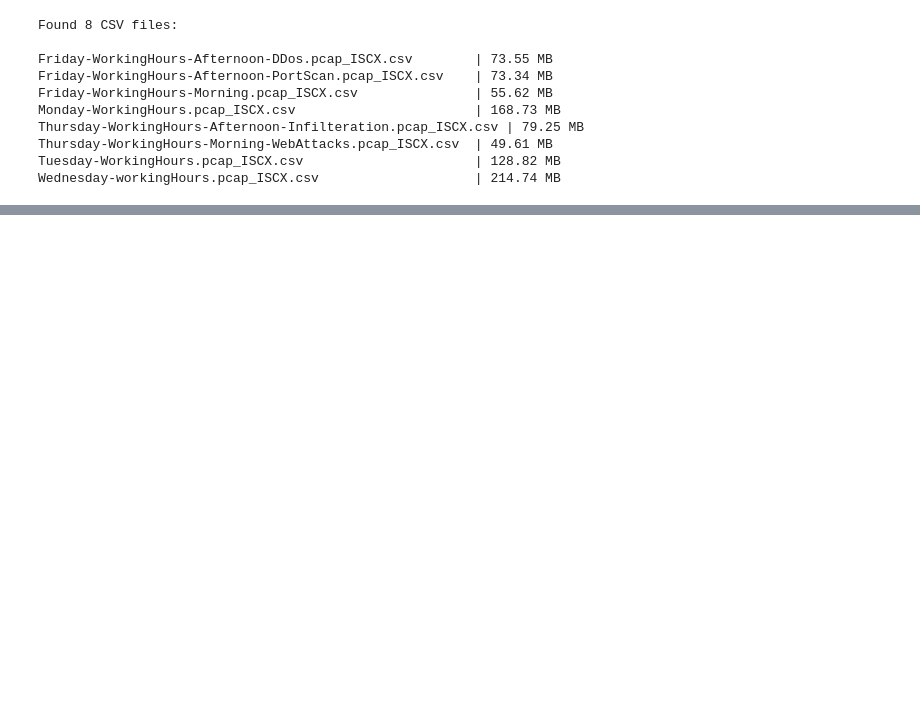
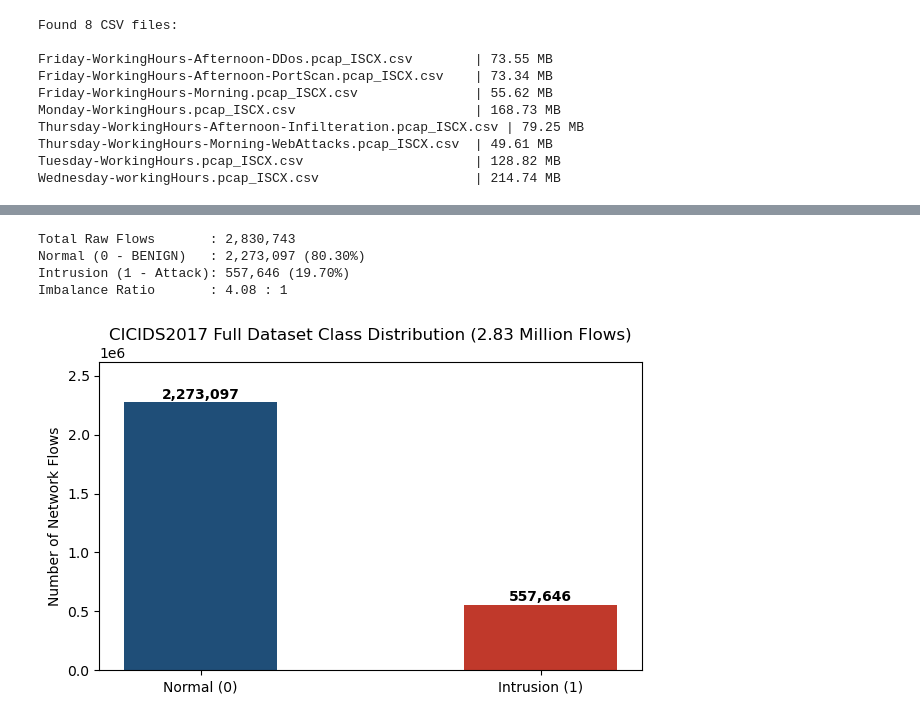
Before and after one commit to Indrajeet999-coder/NIDS, a Jupyter notebook: notebooks/01_eda.ipynb, the cells around one changed output, grey strips where cells are left out. Cells and saved outputs as stored; diff of their text form; code cells hidden in the pictures; blank space fills up the shorter version.

```diff
--- a/notebooks/01_eda.ipynb
+++ b/notebooks/01_eda.ipynb
@@ -69,0 +104,29 @@ display(summary_table)
+# %%
+# Using the summary_table from Cell 3 across all 2.83 million rows
+total_benign = summary_table.loc["BENIGN", "Total"]
+total_attack = summary_table["Total"].sum() - total_benign
+total_all = summary_table["Total"].sum()
+
+print(f"Total Raw Flows       : {total_all:,}")
+print(f"Normal (0 - BENIGN)   : {total_benign:,} ({total_benign/total_all*100:.2f}%)")
+print(f"Intrusion (1 - Attack): {total_attack:,} ({total_attack/total_all*100:.2f}%)")
+print(f"Imbalance Ratio       : {total_benign/total_attack:.2f} : 1")
+# %% [output]
+Total Raw Flows       : 2,830,743
+Normal (0 - BENIGN)   : 2,273,097 (80.30%)
+Intrusion (1 - Attack): 557,646 (19.70%)
+Imbalance Ratio       : 4.08 : 1
+# %%
+import matplotlib.pyplot as plt
+
+plt.figure(figsize=(7, 4))
+bars = plt.bar(["Normal (0)", "Intrusion (1)"], [total_benign, total_attack], color=["#1f4e78", "#c0392b"], width=0.45)
+plt.title("CICIDS2017 Full Dataset Class Distribution (2.83 Million Flows)")
+plt.ylabel("Number of Network Flows")
+plt.ylim(0, total_benign * 1.15)
+for bar in bars:
+    h = bar.get_height()
+    plt.text(bar.get_x() + bar.get_width()/2, h + 30000, f"{h:,}", ha="center", fontweight="bold")
+plt.show()
+# %% [output]
+[figure, added]
```
Also changed, not shown: parts of 2 cells of this notebook, 6 other files.
